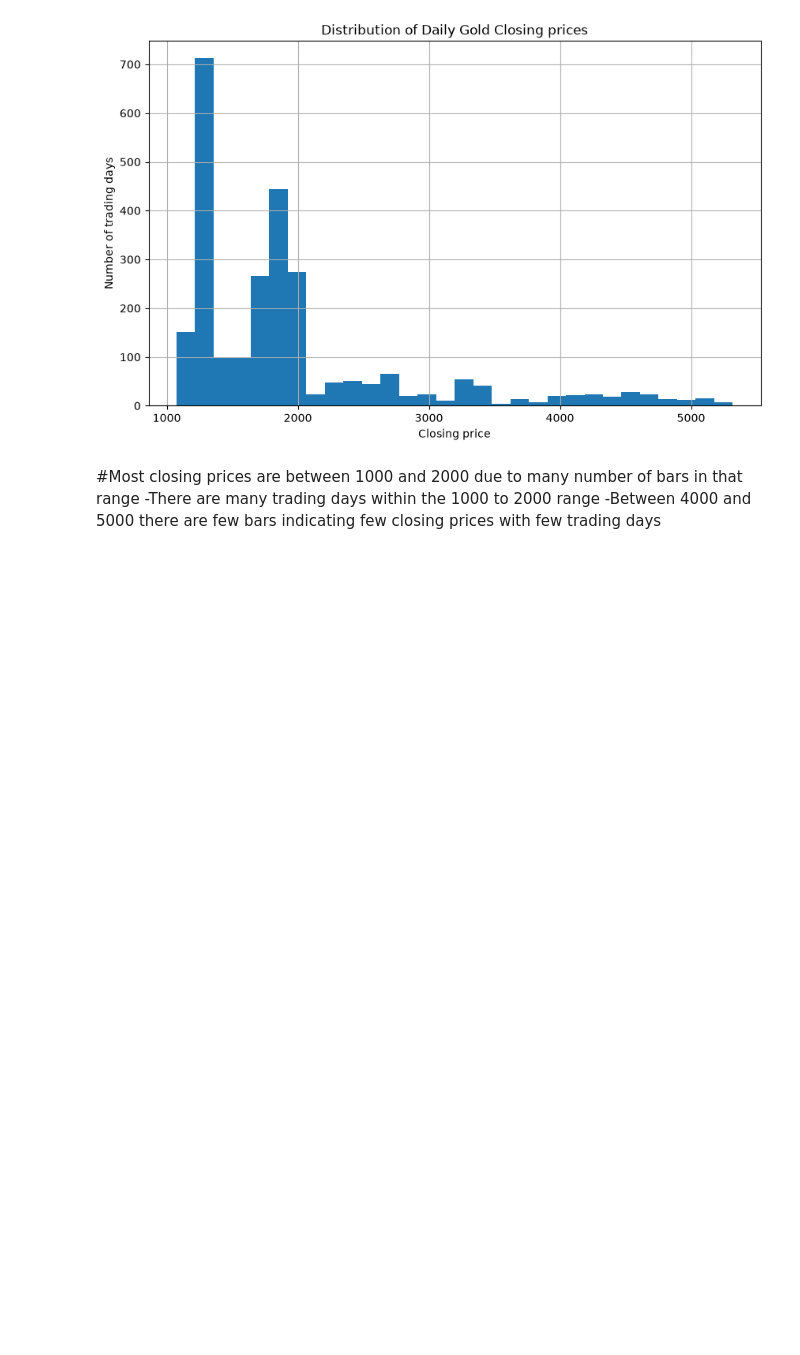
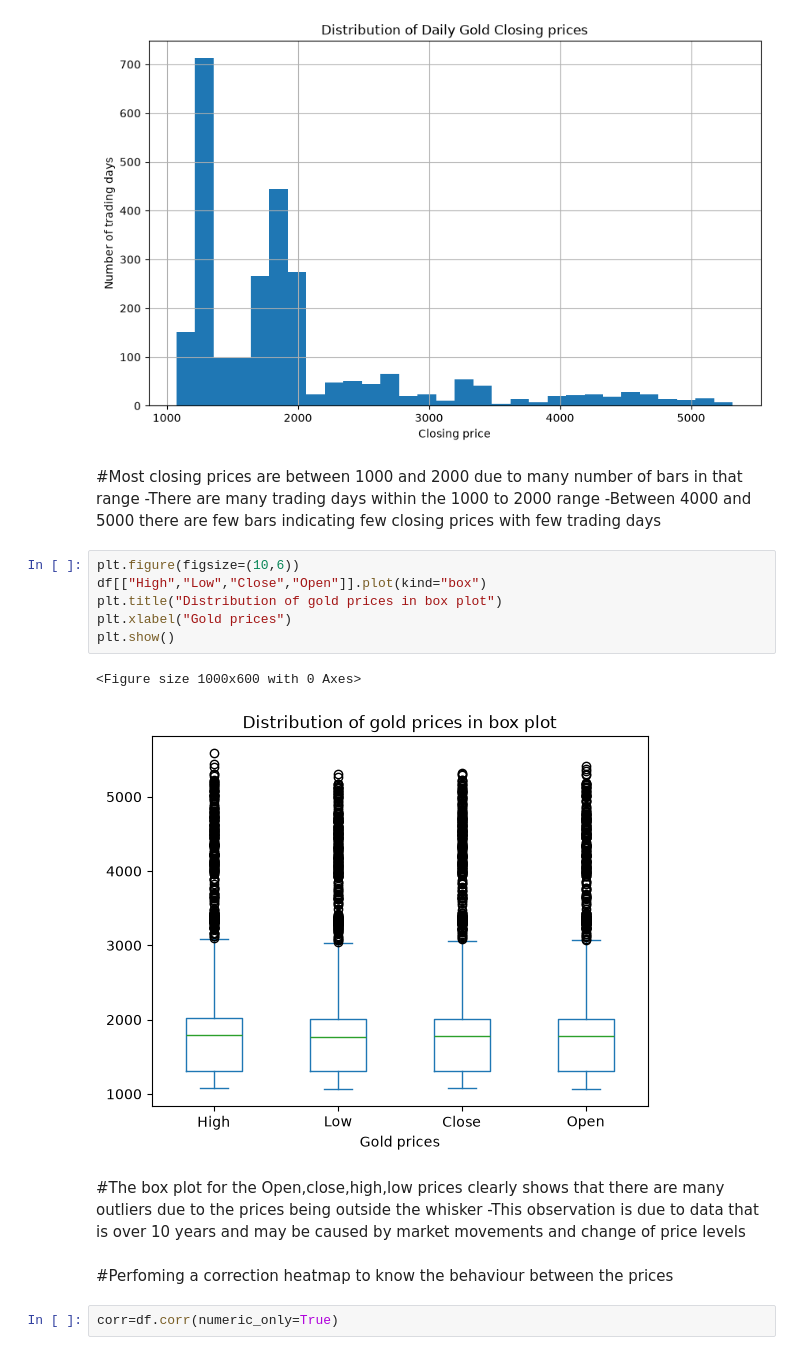
Before and after one commit to Kimu-koech/gold-price-analysis, a Jupyter notebook: gold-price-analysis/notebooks/gold_prices_analysis.ipynb, the cells around one changed output. Saved outputs shown, nothing was run; the diff lists cells and outputs as text; blank space fills up the shorter version.

Commit message:
Complete exploratory data analysis  with visualizations

```diff
--- a/gold-price-analysis/notebooks/gold_prices_analysis.ipynb
+++ b/gold-price-analysis/notebooks/gold_prices_analysis.ipynb
@@ -148,3 +148,19 @@ plt.show
 #Most closing prices are between 1000 and 2000  due to many number of bars in that range
 -There are many trading days within the 1000 to 2000 range
 -Between 4000 and 5000 there are few bars indicating few closing prices with few trading days
+# %%
+plt.figure(figsize=(10,6))
+df[["High","Low","Close","Open"]].plot(kind="box")
+plt.title("Distribution of gold prices in box plot")
+plt.xlabel("Gold prices")
+plt.show()
+# %% [output]
+<Figure size 1000x600 with 0 Axes>
+[figure, added]
+# %% [markdown]
+#The box plot  for the Open,close,high,low prices clearly shows that there are many outliers due to the prices being outside the whisker
+-This observation is due to data that is over 10 years and may be caused by market movements and change of price levels
+# %% [markdown]
+#Perfoming a correction heatmap to know the behaviour between the prices
+# %%
+corr=df.corr(numeric_only=True)
```
Also changed, not shown: parts of 2 cells of this notebook, 1 other file.
